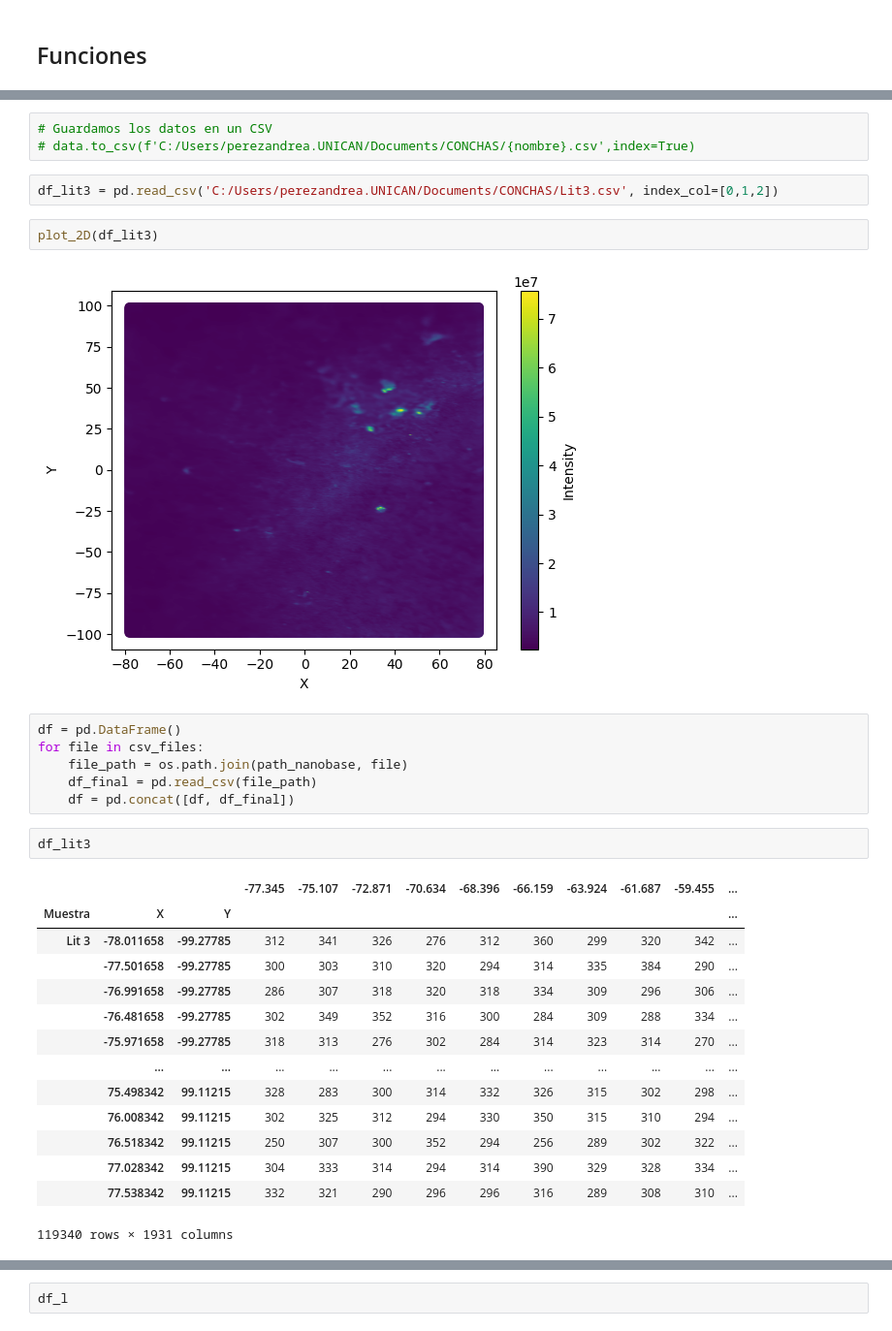
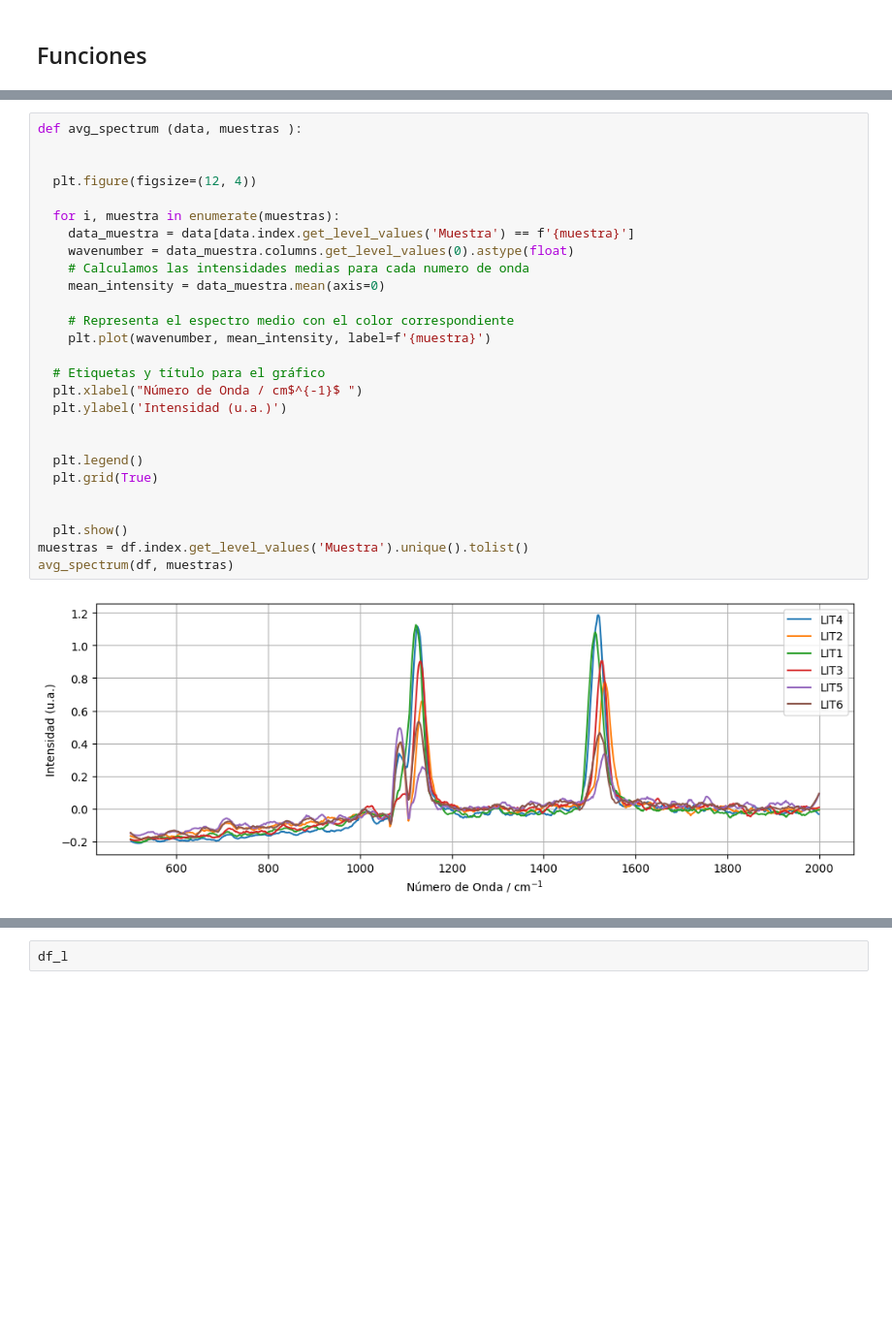
Before and after one commit to andreaperezasen/TFM-ML-Raman-Conchas-Arqueologicas, a Jupyter notebook: Code/Notebooks/procesado_nanobase.ipynb, the cells around one changed output, grey strips where cells are left out. Shown at 97% size. Drawn from its saved outputs; the diff is of its cells as text; blank space fills up the shorter version.

```diff
--- a/Code/Notebooks/procesado_nanobase.ipynb
+++ b/Code/Notebooks/procesado_nanobase.ipynb
@@ -415,32 +468,29 @@ Error:
-# %%
-# Guardamos los datos en un CSV
-# data.to_csv(f'C:/Users/perezandrea.UNICAN/Documents/CONCHAS/{nombre}.csv',index=True)
-# %%
-df_lit3 = pd.read_csv('C:/Users/perezandrea.UNICAN/Documents/CONCHAS/Lit3.csv', index_col=[0,1,2])
-# %%
-plot_2D(df_lit3)
-# %% [output]
-[figure, removed]
-# %%
-df = pd.DataFrame()
-for file in csv_files:
-    file_path = os.path.join(path_nanobase, file)
-    df_final = pd.read_csv(file_path)
-    df = pd.concat([df, df_final])
-# %%
-df_lit3
-# %% [output]
-|  |  |  | -77.345 | -75.107 | -72.871 | -70.634 | -68.396 | -66.159 | -63.924 | -61.687 | -59.455 | ... |
-| Muestra | X | Y |  |  |  |  |  |  |  |  |  | ... |
-| Lit 3 | -78.011658 | -99.27785 | 312 | 341 | 326 | 276 | 312 | 360 | 299 | 320 | 342 | ... |
-|  | -77.501658 | -99.27785 | 300 | 303 | 310 | 320 | 294 | 314 | 335 | 384 | 290 | ... |
-|  | -76.991658 | -99.27785 | 286 | 307 | 318 | 320 | 318 | 334 | 309 | 296 | 306 | ... |
-|  | -76.481658 | -99.27785 | 302 | 349 | 352 | 316 | 300 | 284 | 309 | 288 | 334 | ... |
-|  | -75.971658 | -99.27785 | 318 | 313 | 276 | 302 | 284 | 314 | 323 | 314 | 270 | ... |
-|  | ... | ... | ... | ... | ... | ... | ... | ... | ... | ... | ... | ... |
-|  | 75.498342 | 99.11215 | 328 | 283 | 300 | 314 | 332 | 326 | 315 | 302 | 298 | ... |
-|  | 76.008342 | 99.11215 | 302 | 325 | 312 | 294 | 330 | 350 | 315 | 310 | 294 | ... |
-|  | 76.518342 | 99.11215 | 250 | 307 | 300 | 352 | 294 | 256 | 289 | 302 | 322 | ... |
-|  | 77.028342 | 99.11215 | 304 | 333 | 314 | 294 | 314 | 390 | 329 | 328 | 334 | ... |
-|  | 77.538342 | 99.11215 | 332 | 321 | 290 | 296 | 296 | 316 | 289 | 308 | 310 | ... |
-119340 rows × 1931 columns
+# %%
+def avg_spectrum (data, muestras ):
+
+
+  plt.figure(figsize=(12, 4))
+
+  for i, muestra in enumerate(muestras):
+    data_muestra = data[data.index.get_level_values('Muestra') == f'{muestra}']
+    wavenumber = data_muestra.columns.get_level_values(0).astype(float)
+    # Calculamos las intensidades medias para cada numero de onda
+    mean_intensity = data_muestra.mean(axis=0)
+
+    # Representa el espectro medio con el color correspondiente
+    plt.plot(wavenumber, mean_intensity, label=f'{muestra}')
+
+  # Etiquetas y título para el gráfico
+  plt.xlabel("Número de Onda / cm$^{-1}$ ")
+  plt.ylabel('Intensidad (u.a.)')
+
+
+  plt.legend()
+  plt.grid(True)
+
+
+  plt.show()
+muestras = df.index.get_level_values('Muestra').unique().tolist()
+avg_spectrum(df, muestras)
+# %% [output]
+[figure, added]
```
Also changed, not shown: parts of 17 cells of this notebook.
